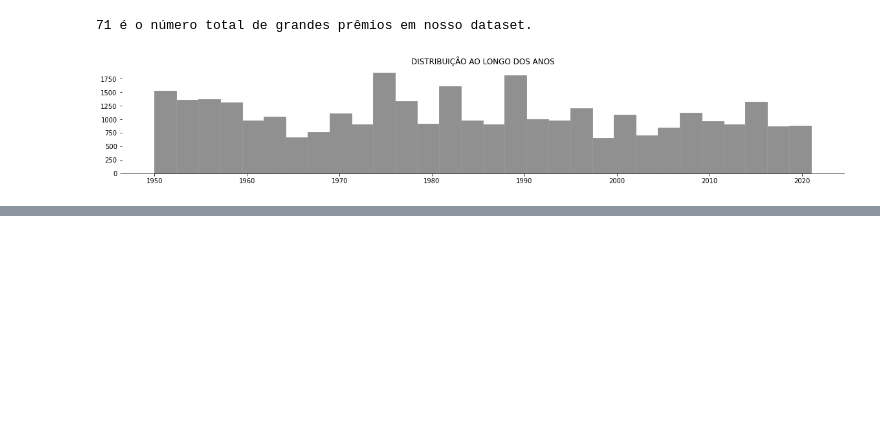
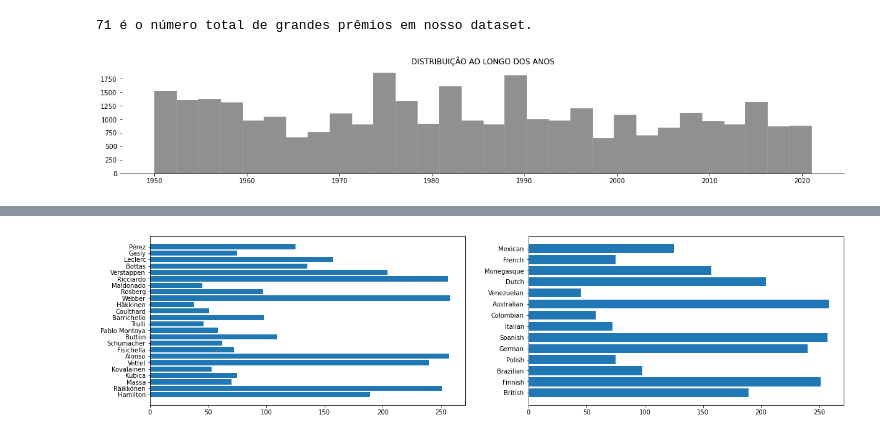
Before and after one commit to leonarddocchagas/data_science, a Jupyter notebook: Formula_1.ipynb, the cells around one changed output, grey strips where cells are left out. Saved outputs shown, nothing was run; the diff lists cells and outputs as text; code cells hidden in the pictures; blank space fills up the shorter version.

```diff
--- a/Formula_1.ipynb
+++ b/Formula_1.ipynb
@@ -131,6 +131,13 @@ Logo após verificar as 5 primeiras entradas em nosso dataset usando o método `
 # %%
 # converter variável data para tipo date
 df_full['date'] = pd.to_datetime(df_full['date'])
+
+# converter float to int
+df_full['points'] = df_full['points'].astype('int64')
+# %%
+# adicionando coluna
+win_label = {1:'Venceu', 0:'Perdeu'}
+df_full['wins_text'] = df_full['wins'].replace(win_label)
 # %%
 # verificando as 5 primeiras entradas
 df_full.head()
@@ -185,0 +187,4 @@ Index(['points', 'position', 'positionText', 'wins', 'code', 'forename',
+# %%
+# criando dataset dos últimos 21 anos
+df_21anos = df_full.loc[df_full['year'] >= 2000]
+df_21anos.head()
@@ -185,0 +198,4 @@ Index(['points', 'position', 'positionText', 'wins', 'code', 'forename',
+# %%
+# dataset dos vencedores
+df_winner = df_21anos.loc[df_21anos['wins'] == 1]
+df_winner.head()
@@ -185,0 +227,13 @@ Index(['points', 'position', 'positionText', 'wins', 'code', 'forename',
+# %%
+# piloto x nascionalidades
+fig, (ax, ax1) = plt.subplots(nrows=1, ncols=2,  figsize=(20, 5))
+
+# ax
+ax.barh(df_winner['surname'], df_winner['points'])
+
+# ax1
+ax1.barh(df_winner['nationality'], df_winner['points'])
+
+plt.show()
+# %% [output]
+[figure, added]
```
Also changed, not shown: parts of 11 cells of this notebook.
